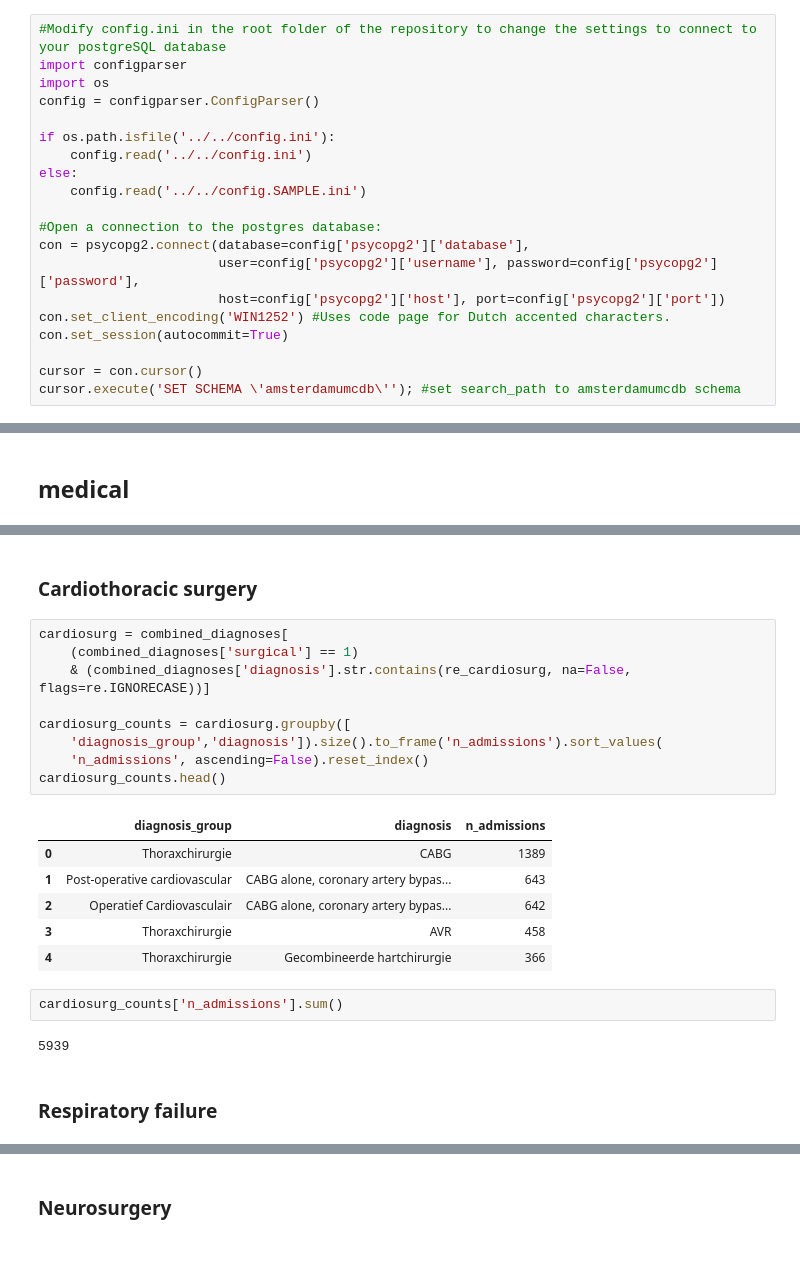
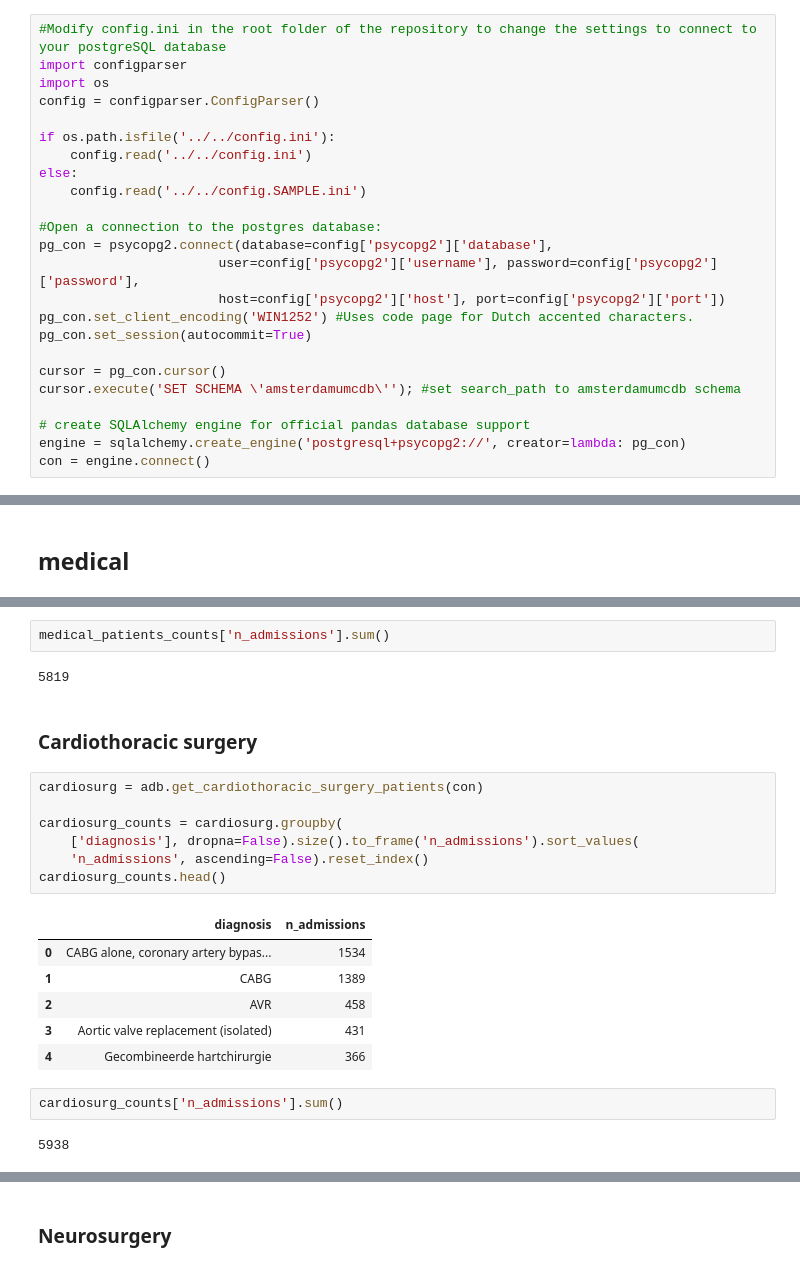
Before and after one commit to AmsterdamUMC/AmsterdamUMCdb, a Jupyter notebook: concepts/diagnosis/reason_for_admission.ipynb, the cells around one changed output, grey strips where cells are left out. Saved outputs shown, nothing was run; the diff lists cells and outputs as text.

```diff
--- a/concepts/diagnosis/reason_for_admission.ipynb
+++ b/concepts/diagnosis/reason_for_admission.ipynb
@@ -72,14 +68,18 @@ else:
     config.read('../../config.SAMPLE.ini')
 
 #Open a connection to the postgres database:
-con = psycopg2.connect(database=config['psycopg2']['database'],
+pg_con = psycopg2.connect(database=config['psycopg2']['database'],
                        user=config['psycopg2']['username'], password=config['psycopg2']['password'],
                        host=config['psycopg2']['host'], port=config['psycopg2']['port'])
-con.set_client_encoding('WIN1252') #Uses code page for Dutch accented characters.
-con.set_session(autocommit=True)
+pg_con.set_client_encoding('WIN1252') #Uses code page for Dutch accented characters.
+pg_con.set_session(autocommit=True)
 
-cursor = con.cursor()
+cursor = pg_con.cursor()
 cursor.execute('SET SCHEMA \'amsterdamumcdb\''); #set search_path to amsterdamumcdb schema
+
+# create SQLAlchemy engine for official pandas database support
+engine = sqlalchemy.create_engine('postgresql+psycopg2://', creator=lambda: pg_con)
+con = engine.connect()
 # %%
 #loads the admissions table for stratification on admission unit
 sql = """
@@ -345,24 +198,24 @@ combined_diagnoses[(combined_diagnoses['surgical'] == 0
+# %%
+medical_patients_counts['n_admissions'].sum()
+# %% [output]
+5819
 # %% [markdown]
 ### Cardiothoracic surgery
 # %%
-cardiosurg = combined_diagnoses[
-    (combined_diagnoses['surgical'] == 1)
-    & (combined_diagnoses['diagnosis'].str.contains(re_cardiosurg, na=False, flags=re.IGNORECASE))]
+cardiosurg = adb.get_cardiothoracic_surgery_patients(con)
 
-cardiosurg_counts = cardiosurg.groupby([
-    'diagnosis_group','diagnosis']).size().to_frame('n_admissions').sort_values(
+cardiosurg_counts = cardiosurg.groupby(
+    ['diagnosis'], dropna=False).size().to_frame('n_admissions').sort_values(
     'n_admissions', ascending=False).reset_index()
 cardiosurg_counts.head()
 # %% [output]
-|  | diagnosis_group | diagnosis | n_admissions |
-| 0 | Thoraxchirurgie | CABG | 1389 |
-| 1 | Post-operative cardiovascular | CABG alone, coronary artery bypas... | 643 |
-| 2 | Operatief Cardiovasculair | CABG alone, coronary artery bypas... | 642 |
-| 3 | Thoraxchirurgie | AVR | 458 |
-| 4 | Thoraxchirurgie | Gecombineerde hartchirurgie | 366 |
+|  | diagnosis | n_admissions |
+| 0 | CABG alone, coronary artery bypas... | 1534 |
+| 1 | CABG | 1389 |
+| 2 | AVR | 458 |
+| 3 | Aortic valve replacement (isolated) | 431 |
+| 4 | Gecombineerde hartchirurgie | 366 |
 # %%
 cardiosurg_counts['n_admissions'].sum()
 # %% [output]
-5939
+5938
-# %% [markdown]
-### Respiratory failure
```
Also changed, not shown: parts of 35 cells of this notebook, 18 other files.
